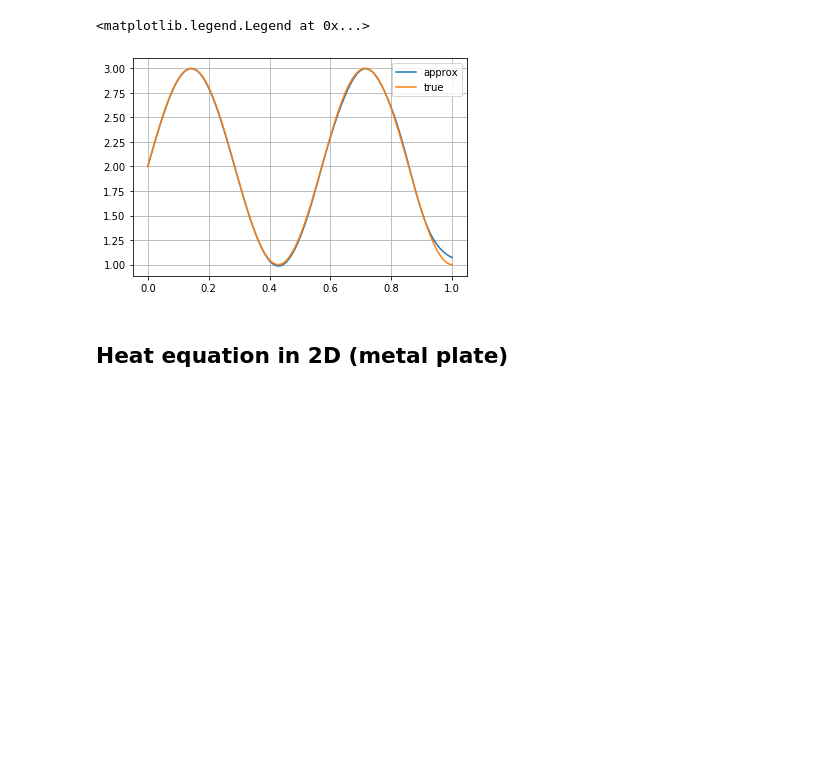
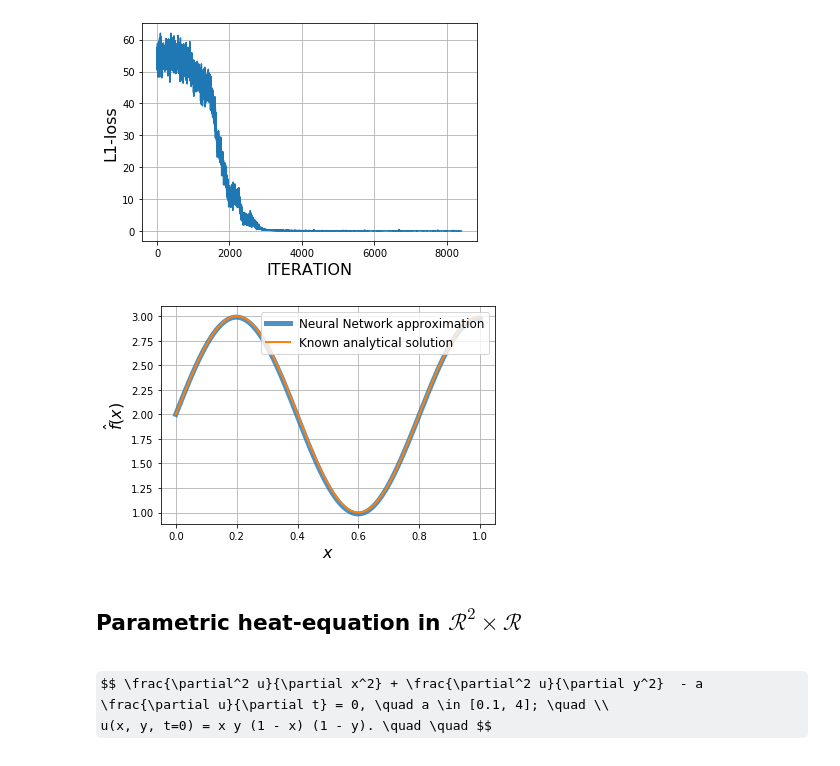
Before and after one commit to analysiscenter/pydens, a Jupyter notebook: tutorials/1. Solving PDEs.ipynb, the cells around one changed output. Saved outputs shown, nothing was run; the diff lists cells and outputs as text; code cells hidden in the pictures; some formulas as TeX source; blank space fills up the shorter version.

```diff
--- a/tutorials/1. Solving PDEs.ipynb
+++ b/tutorials/1. Solving PDEs.ipynb
@@ -78,6 +113,10 @@ solver = Solver(odeparam, ndims=1, initial_condition=2.0, nparams=1)
 # %%
 sampler = NS('u') & NS('u', low=.5, high=5.5)
 # %%
-solver.fit(niters=10000, batch_size=700, sampler=sampler)
+solver.fit(niters=7000, batch_size=700, sampler=sampler, lr=0.01)
+# %%
+plot_loss(solver.losses)
+# %% [output]
+[figure, added]
 # %%
 # checking out the solution approximation for fixed epsilon
@@ -87,13 +125,12 @@ true = np.sin(eps * np.pi * xs.numpy()) + 2
-# %%
-plt.plot(xs.detach().numpy(), approxs, label='approx')
-plt.plot(xs.detach().numpy(), true, label='true')
-plt.grid()
-plt.legend()
-# %% [output]
-<matplotlib.legend.Legend at 0x...>
-[figure, removed]
-# %% [markdown]
-## Heat equation in 2D (metal plate)
+# %%
+plot_approximation_1d(xs, approxs, lambda x: np.sin(eps * np.pi * x) + 2)
+# %% [output]
+[figure, added]
+# %% [markdown]
+## Parametric heat-equation in $\mathcal{R}^2 \times \mathcal{R}$
+# %% [markdown]
+$$ \frac{\partial^2 u}{\partial x^2} + \frac{\partial^2 u}{\partial y^2}  - a \frac{\partial u}{\partial t} = 0, \quad a \in [0.1, 4]; \quad \\
+ u(x, y, t=0) = x y (1 - x) (1 - y). \quad \quad $$
 # %%
 def pde(f, x, y, t, a):
     return D(D(f, x), x) + D(D(f, y), y) - a * D(f, t)
```
Also changed, not shown: parts of 44 cells of this notebook, 1 other file.
